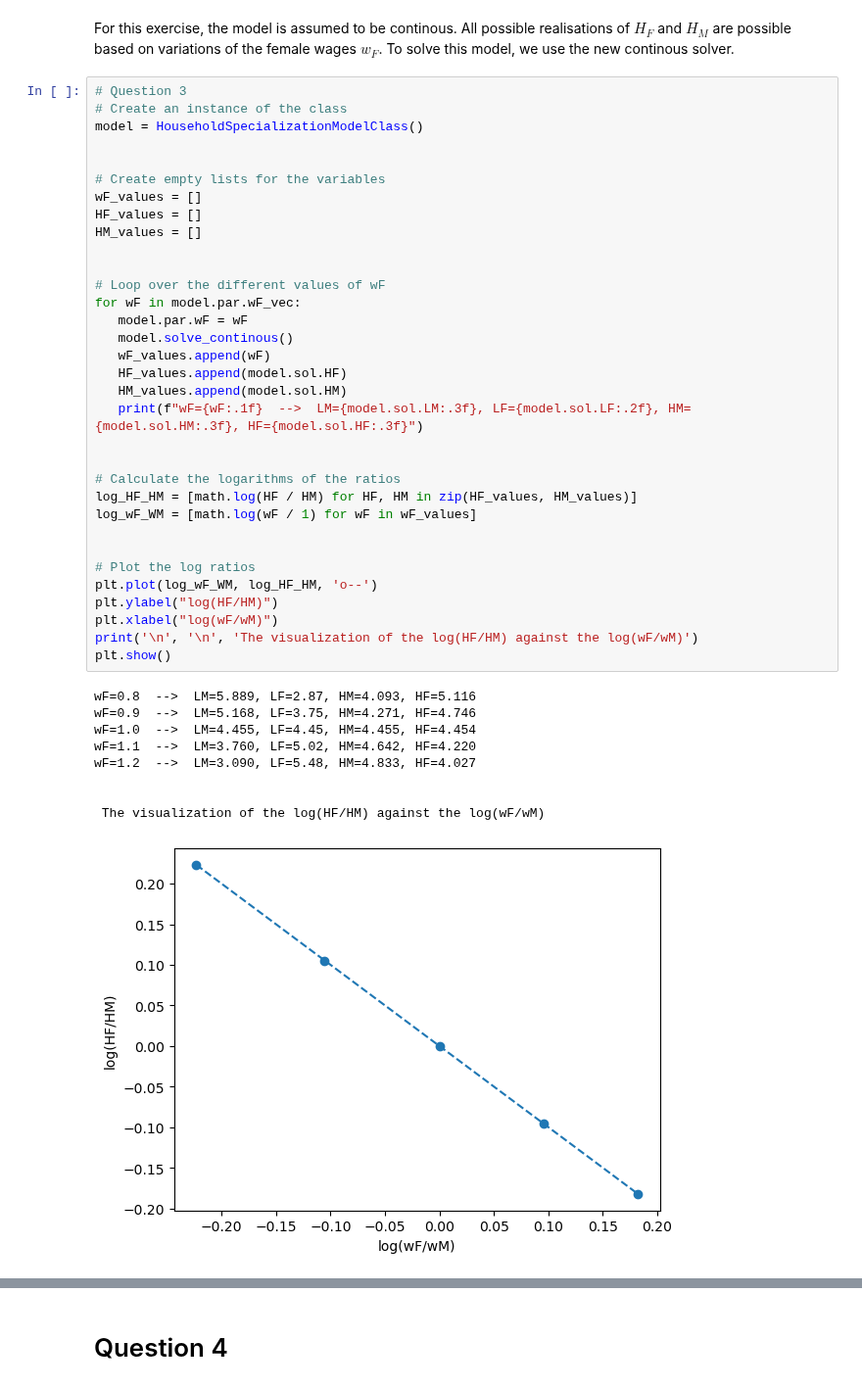
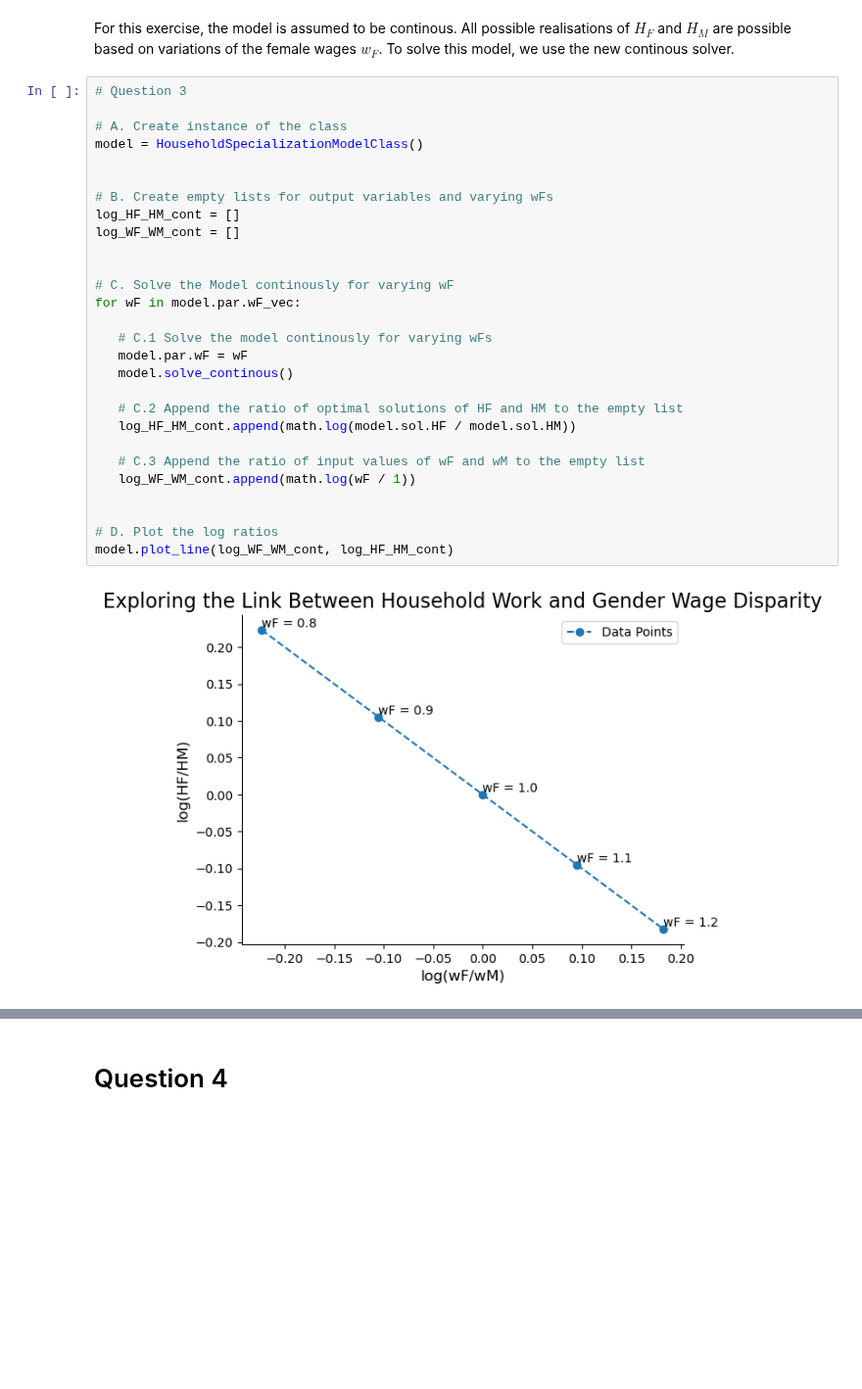
Before and after one commit to NumEconCopenhagen/projects-2023-mes, a Jupyter notebook: inauguralproject/inauguralproject.ipynb, the cells around one changed output, grey strips where cells are left out. Shown at 98% size. Saved outputs shown, nothing was run; the diff lists cells and outputs as text; blank space fills up the shorter version.

Commit message:
Question 3

```diff
--- a/inauguralproject/inauguralproject.ipynb
+++ b/inauguralproject/inauguralproject.ipynb
@@ -173,46 +154,33 @@ For assuming $w_M$ fixed, a discrete increase in $w_F$ results into an increased
 # Question 3 - Plot $log \frac{H_F}{H_M}$ against $log \frac{w_F}{w_M}$ for varying $w_F$
 # %% [markdown]
 For this exercise, the model is assumed to be continous. All possible realisations of $H_F$ and $H_M$ are possible based on variations of the female wages $w_F$. To solve this model, we use the new continous solver.
-# %%
-# Question 3
-# Create an instance of the class
-model = HouseholdSpecializationModelClass()
-
-
-# Create empty lists for the variables
-wF_values = []
-HF_values = []
-HM_values = []
-
-
-# Loop over the different values of wF
-for wF in model.par.wF_vec:
-   model.par.wF = wF
-   model.solve_continous()
-   wF_values.append(wF)
-   HF_values.append(model.sol.HF)
-   HM_values.append(model.sol.HM)
-   print(f"wF={wF:.1f}  -->  LM={model.sol.LM:.3f}, LF={model.sol.LF:.2f}, HM={model.sol.HM:.3f}, HF={model.sol.HF:.3f}")
-
-
-# Calculate the logarithms of the ratios
-log_HF_HM = [math.log(HF / HM) for HF, HM in zip(HF_values, HM_values)]
-log_wF_WM = [math.log(wF / 1) for wF in wF_values]
-
-
-# Plot the log ratios
-plt.plot(log_wF_WM, log_HF_HM, 'o--')
-plt.ylabel("log(HF/HM)")
-plt.xlabel("log(wF/wM)")
-print('\n', '\n', 'The visualization of the log(HF/HM) against the log(wF/wM)')
-plt.show()
-# %% [output]
-wF=0.8  -->  LM=5.889, LF=2.87, HM=4.093, HF=5.116
-wF=0.9  -->  LM=5.168, LF=3.75, HM=4.271, HF=4.746
-wF=1.0  -->  LM=4.455, LF=4.45, HM=4.455, HF=4.454
-wF=1.1  -->  LM=3.760, LF=5.02, HM=4.642, HF=4.220
-wF=1.2  -->  LM=3.090, LF=5.48, HM=4.833, HF=4.027
-
-
- The visualization of the log(HF/HM) against the log(wF/wM)
-[figure, removed]
+# %%
+# Question 3
+
+# A. Create instance of the class
+model = HouseholdSpecializationModelClass()
+
+
+# B. Create empty lists for output variables and varying wFs
+log_HF_HM_cont = []
+log_WF_WM_cont = []
+
+
+# C. Solve the Model continously for varying wF
+for wF in model.par.wF_vec:
+
+   # C.1 Solve the model continously for varying wFs
+   model.par.wF = wF
+   model.solve_continous()
+
+   # C.2 Append the ratio of optimal solutions of HF and HM to the empty list
+   log_HF_HM_cont.append(math.log(model.sol.HF / model.sol.HM))
+
+   # C.3 Append the ratio of input values of wF and wM to the empty list
+   log_WF_WM_cont.append(math.log(wF / 1))
+
+
+# D. Plot the log ratios
+model.plot_line(log_WF_WM_cont, log_HF_HM_cont)
+# %% [output]
+[figure, added]
```
Also changed, not shown: parts of 2 cells of this notebook, 1 other file.
